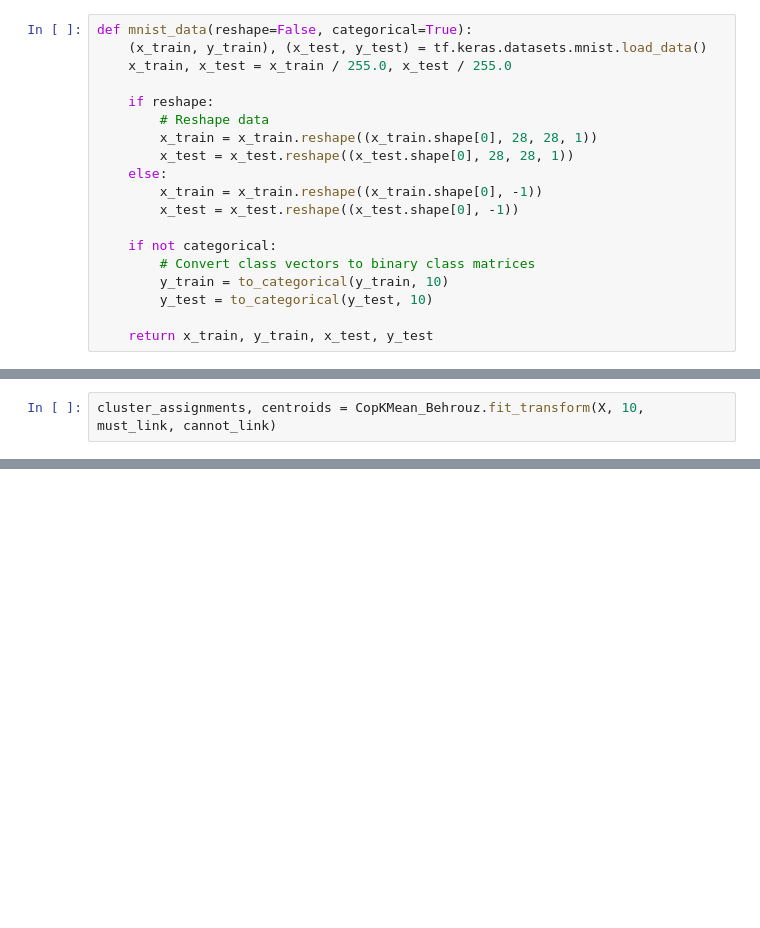
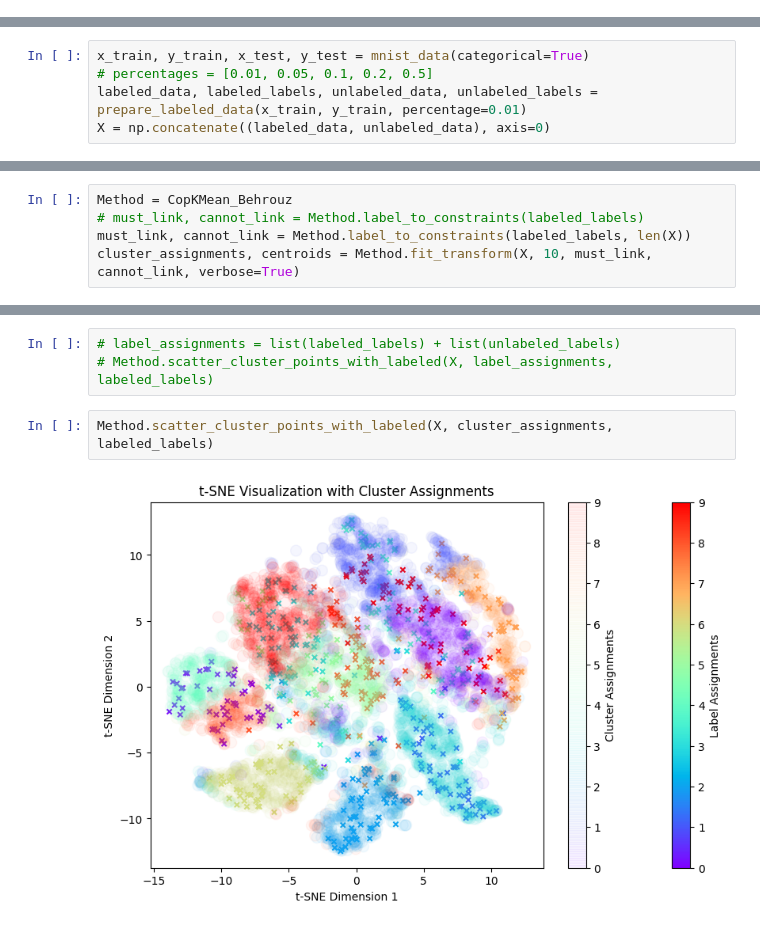
Before and after one commit to Apollo1840/Machine-Learning-Tech, a Jupyter notebook: ml_topic/Clustering/semi-supervised clustering.ipynb, the cells around one changed output, grey strips where cells are left out. Saved outputs shown, nothing was run; the diff lists cells and outputs as text; blank space fills up the shorter version.

Commit message:
fixed copKMean

```diff
--- a/ml_topic/Clustering/semi-supervised clustering.ipynb
+++ b/ml_topic/Clustering/semi-supervised clustering.ipynb
@@ -294,19 +0,0 @@ class CopKMean_Behrouz(Clustering):
-# %%
-def mnist_data(reshape=False, categorical=True):
-    (x_train, y_train), (x_test, y_test) = tf.keras.datasets.mnist.load_data()
-    x_train, x_test = x_train / 255.0, x_test / 255.0
-
-    if reshape:
-        # Reshape data
-        x_train = x_train.reshape((x_train.shape[0], 28, 28, 1))
-        x_test = x_test.reshape((x_test.shape[0], 28, 28, 1))
-    else:
-        x_train = x_train.reshape((x_train.shape[0], -1))
-        x_test = x_test.reshape((x_test.shape[0], -1))
-
-    if not categorical:
-        # Convert class vectors to binary class matrices
-        y_train = to_categorical(y_train, 10)
-        y_test = to_categorical(y_test, 10)
-
-    return x_train, y_train, x_test, y_test
@@ -411,2 +0,0 @@ print(must_link, cannot_link)
-# %%
-cluster_assignments, centroids = CopKMean_Behrouz.fit_transform(X, 10, must_link, cannot_link)
@@ -439,0 +3,5 @@ plt.show()
+# %%
+x_train, y_train, x_test, y_test = mnist_data(categorical=True)
+# percentages = [0.01, 0.05, 0.1, 0.2, 0.5]
+labeled_data, labeled_labels, unlabeled_data, unlabeled_labels = prepare_labeled_data(x_train, y_train, percentage=0.01)
+X = np.concatenate((labeled_data, unlabeled_data), axis=0)
@@ -439,0 +16,5 @@ plt.show()
+# %%
+Method = CopKMean_Behrouz
+# must_link, cannot_link = Method.label_to_constraints(labeled_labels)
+must_link, cannot_link = Method.label_to_constraints(labeled_labels, len(X))
+cluster_assignments, centroids = Method.fit_transform(X, 10, must_link, cannot_link, verbose=True)
@@ -439,0 +35,7 @@ plt.show()
+# %%
+# label_assignments = list(labeled_labels) + list(unlabeled_labels)
+# Method.scatter_cluster_points_with_labeled(X, label_assignments, labeled_labels)
+# %%
+Method.scatter_cluster_points_with_labeled(X, cluster_assignments, labeled_labels)
+# %% [output]
+[figure, added]
```
Also changed, not shown: parts of 17 cells of this notebook, 3 other files.
